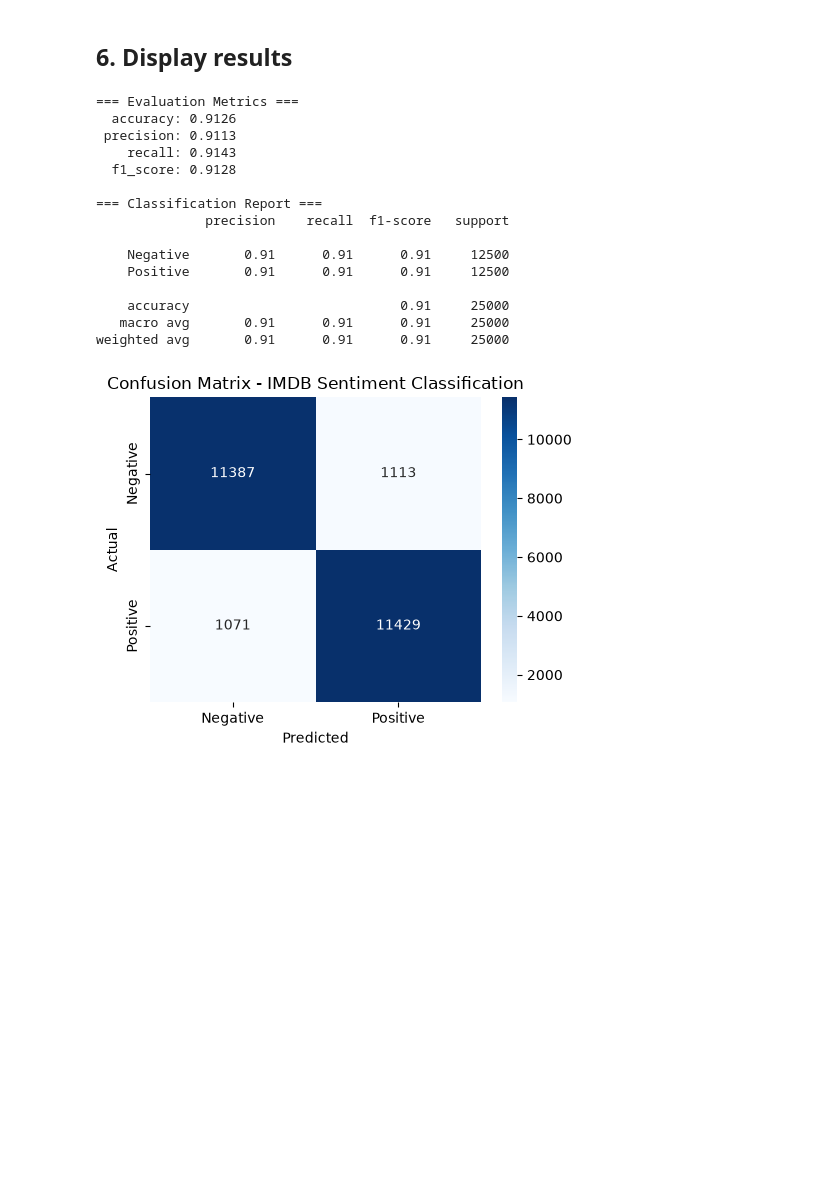
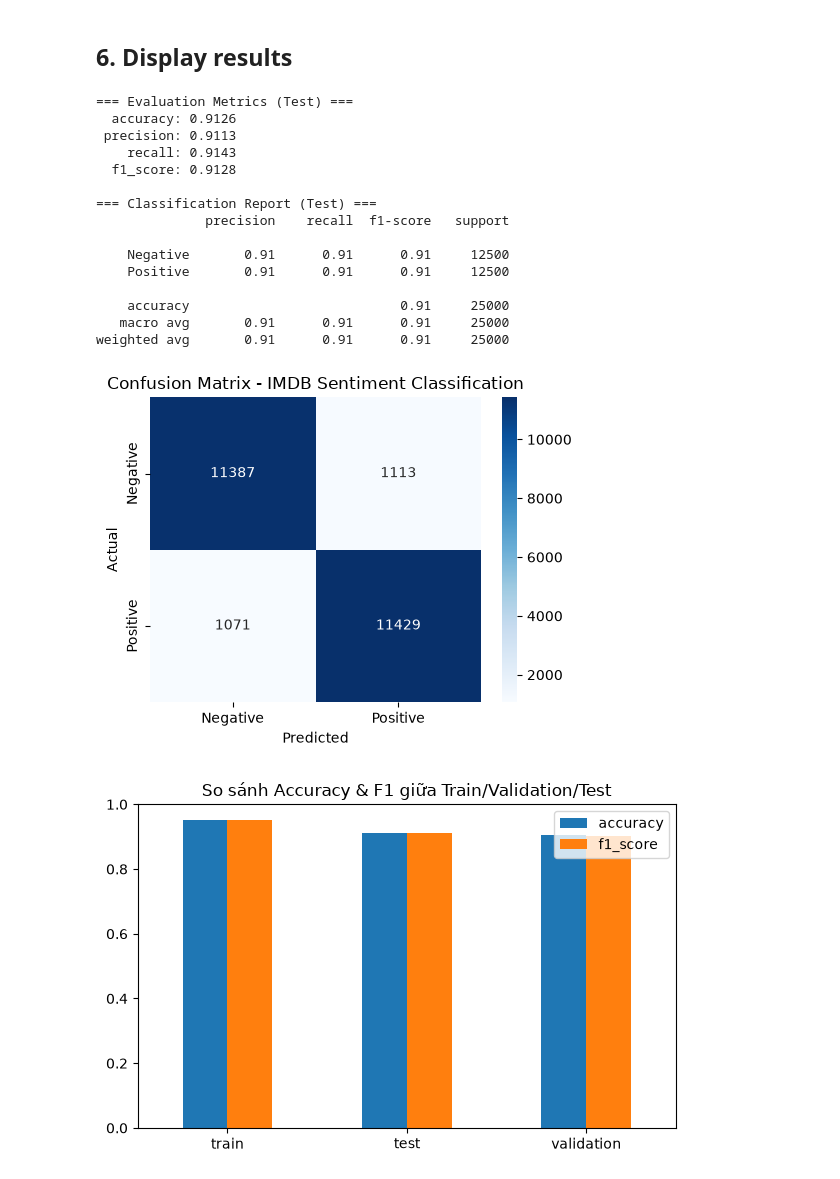
Before and after one commit to tanlen06-debug/UTH-Deep-Learning-nhom2, a Jupyter notebook: Practice_3/notebooks/06_evaluation.ipynb, the cells around one changed output. Drawn from its saved outputs; the diff is of its cells as text; code cells hidden in the pictures; blank space fills up the shorter version.

Commit message:
Hoan thanh 06_evaluation: metrics + analysis + conclusion

```diff
--- a/Practice_3/notebooks/06_evaluation.ipynb
+++ b/Practice_3/notebooks/06_evaluation.ipynb
@@ -134,0 +135,14 @@ metrics_result
+# %%
+def compute_metrics_dict(y_true, y_pred):
+    return {
+        "accuracy": accuracy_score(y_true, y_pred),
+        "precision": precision_score(y_true, y_pred),
+        "recall": recall_score(y_true, y_pred),
+        "f1_score": f1_score(y_true, y_pred),
+    }
+
+metrics_by_split = {name: compute_metrics_dict(yt, yp) for name, (yt, yp, _) in results.items()}
+metrics_result = metrics_by_split["test"]  # giữ tương thích với cell hiển thị bên dưới
+
+metrics_df = pd.DataFrame(metrics_by_split).T
+metrics_df
@@ -135,40 +154,47 @@ metrics_result
 # %% [markdown]
 ## 6. Display results
 # %%
-# In bảng kết quả tổng quan
-print("=== Evaluation Metrics ===")
+print("=== Evaluation Metrics (Test) ===")
 for k, v in metrics_result.items():
     print(f"{k:>10}: {v:.4f}")
 
 print()
-print("=== Classification Report ===")
+print("=== Classification Report (Test) ===")
 label_names = [model.config.id2label[i] for i in sorted(model.config.id2label)]
-print(classification_report(y_true, y_pred, target_names=label_names))
+print(classification_report(y_true_test, y_pred_test, target_names=label_names))
 
-# Vẽ confusion matrix
-cm = confusion_matrix(y_true, y_pred)
+# Confusion matrix
+cm = confusion_matrix(y_true_test, y_pred_test)
 plt.figure(figsize=(5, 4))
 sns.heatmap(cm, annot=True, fmt="d", cmap="Blues",
             xticklabels=label_names, yticklabels=label_names)
 plt.xlabel("Predicted")
 plt.ylabel("Actual")
 plt.title("Confusion Matrix - IMDB Sentiment Classification")
 plt.tight_layout()
 plt.show()
+
+# Biểu đồ so sánh Train/Validation/Test
+metrics_df[["accuracy", "f1_score"]].plot(kind="bar", figsize=(6, 4), ylim=(0, 1))
+plt.title("So sánh Accuracy & F1 giữa Train/Validation/Test")
+plt.xticks(rotation=0)
+plt.tight_layout()
+plt.show()
 # %% [output]
-=== Evaluation Metrics ===
+=== Evaluation Metrics (Test) ===
   accuracy: 0.9126
  precision: 0.9113
     recall: 0.9143
   f1_score: 0.9128
 
-=== Classification Report ===
+=== Classification Report (Test) ===
               precision    recall  f1-score   support
 
     Negative       0.91      0.91      0.91     12500
     Positive       0.91      0.91      0.91     12500
 
     accuracy                           0.91     25000
    macro avg       0.91      0.91      0.91     25000
 weighted avg       0.91      0.91      0.91     25000
 [figure]
+[figure, added]
```
Also changed, not shown: parts of 19 cells of this notebook.
